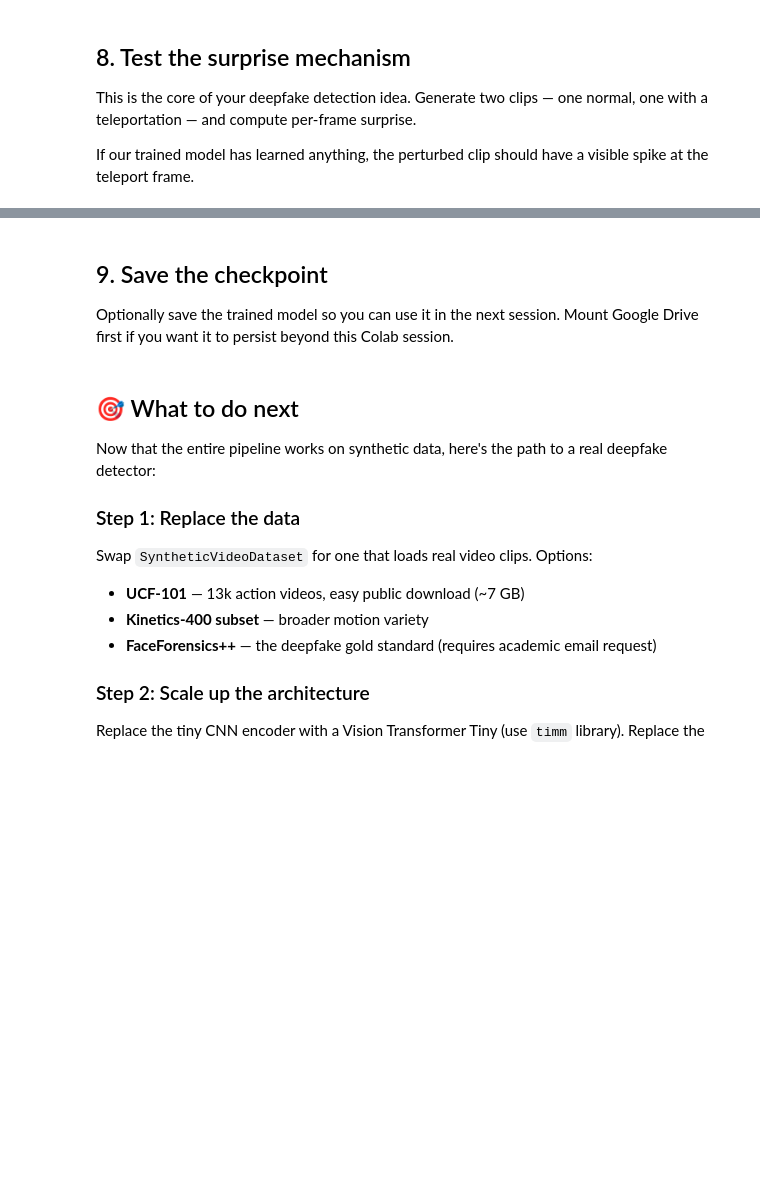
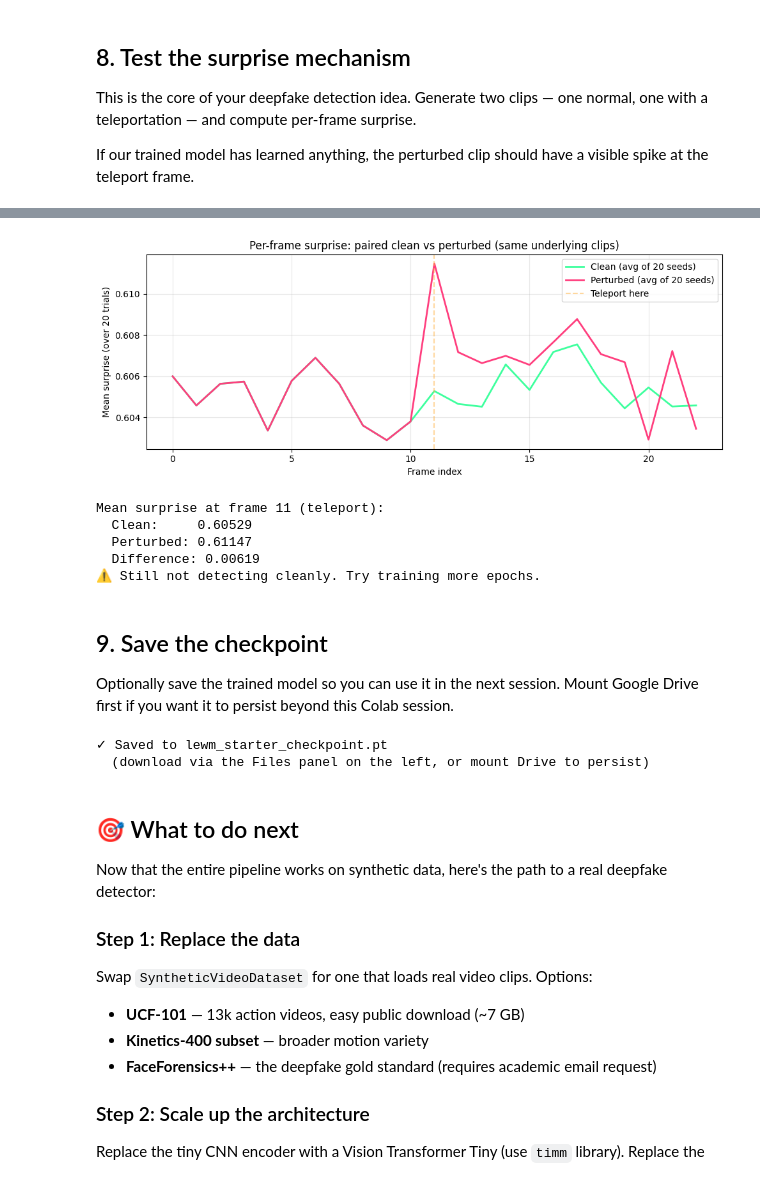
Before and after one commit to khu3086/surprise-architecture, a Jupyter notebook: lewm_starter.ipynb, the cells around one changed output, grey strips where cells are left out. Saved outputs shown, nothing was run; the diff lists cells and outputs as text; code cells hidden in the pictures; blank space fills up the shorter version.

```diff
--- a/lewm_starter.ipynb
+++ b/lewm_starter.ipynb
@@ -338,7 +361,7 @@ for epoch in range(n_epochs):
     pbar = tqdm(loader, desc=f'Epoch {epoch+1}/{n_epochs}', leave=False)
     for clips in pbar:
         clips = clips.to(device)
-        loss, components = lewm_loss(clips, encoder, predictor, lam=1.0)
+        loss, components = lewm_loss(clips, encoder, predictor, lam=0.5)
 
         optimizer.zero_grad()
         loss.backward()
@@ -411,3 +454,56 @@ else:
+# %%
+# Fair comparison: same clip dynamics, only difference is the teleport
+def make_paired_clips(n_frames=24, size=64, seed=42):
+    """Generate a clean and perturbed version of the SAME underlying clip."""
+    np.random.seed(seed)
+    clean = make_synthetic_clip(n_frames, size, perturbed=False)
+    np.random.seed(seed)  # reset so we get same starting conditions
+    perturbed = make_synthetic_clip(n_frames, size, perturbed=True)
+    return clean, perturbed
+
+# Try a few seeds and average
+results_clean = []
+results_perturbed = []
+for seed in range(20):
+    clean, perturbed = make_paired_clips(seed=seed)
+    s_clean = compute_surprise(clean, encoder, predictor)
+    s_pert = compute_surprise(perturbed, encoder, predictor)
+    results_clean.append(s_clean)
+    results_perturbed.append(s_pert)
+
+# Average across the 20 trials
+mean_clean = np.mean(results_clean, axis=0)
+mean_perturbed = np.mean(results_perturbed, axis=0)
+
+fig, ax = plt.subplots(figsize=(10, 4))
+ax.plot(mean_clean, label='Clean (avg of 20 seeds)', color='#3eff9e', linewidth=2)
+ax.plot(mean_perturbed, label='Perturbed (avg of 20 seeds)', color='#ff3e7e', linewidth=2)
+ax.axvline(11, color='#ffb13e', linestyle='--', alpha=0.5, label='Teleport here')
+ax.set_xlabel('Frame index')
+ax.set_ylabel('Mean surprise (over 20 trials)')
+ax.set_title('Per-frame surprise: paired clean vs perturbed (same underlying clips)')
+ax.legend()
+ax.grid(alpha=0.3)
+plt.tight_layout()
+plt.show()
+
+# Specifically check the spike
+print(f"\nMean surprise at frame 11 (teleport):")
+print(f"  Clean:     {mean_clean[11]:.5f}")
+print(f"  Perturbed: {mean_perturbed[11]:.5f}")
+print(f"  Difference: {(mean_perturbed[11] - mean_clean[11]):.5f}")
+
+if mean_perturbed[11] > mean_clean[11] * 1.1:
+    print("✅ Surprise mechanism works! Teleport detection confirmed.")
+else:
+    print("⚠️ Still not detecting cleanly. Try training more epochs.")
+# %% [output]
+[figure, added]
+Mean surprise at frame 11 (teleport):
+  Clean:     0.60529
+  Perturbed: 0.61147
+  Difference: 0.00619
+⚠️ Still not detecting cleanly. Try training more epochs.
 # %% [markdown]
 ## 9. Save the checkpoint
 
@@ -425,6 +521,9 @@ checkpoint = {
 torch.save(checkpoint, 'lewm_starter_checkpoint.pt')
 print('✓ Saved to lewm_starter_checkpoint.pt')
 print('  (download via the Files panel on the left, or mount Drive to persist)')
+# %% [output]
+✓ Saved to lewm_starter_checkpoint.pt
+  (download via the Files panel on the left, or mount Drive to persist)
 # %% [markdown]
 ## 🎯 What to do next
 
```
Also changed, not shown: parts of 9 cells of this notebook.
